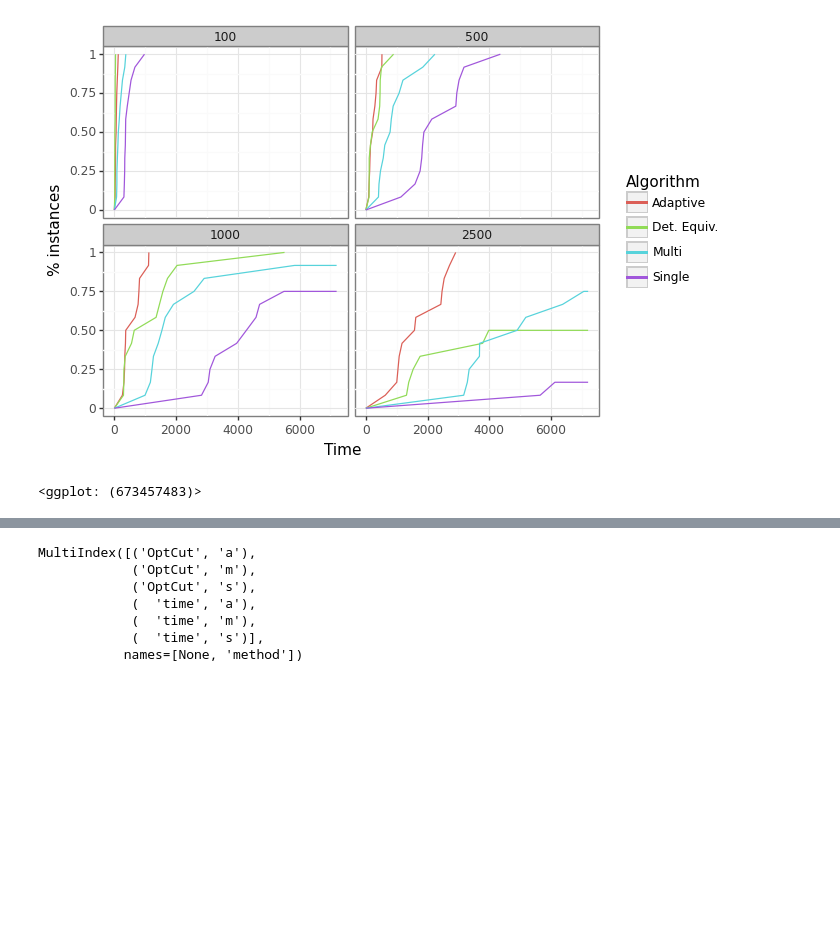
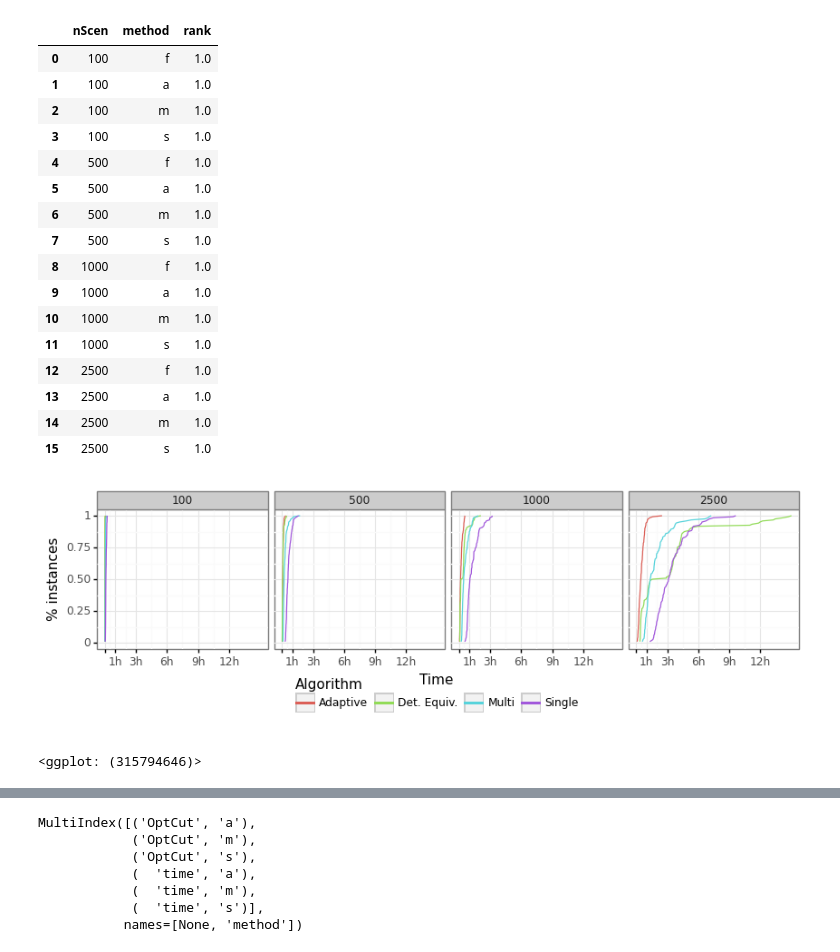
Before and after one commit to borelian/AdaptiveBenders, a Jupyter notebook: Analisis_Output_BendersPy_FLcvar.ipynb, the cells around one changed output, grey strips where cells are left out. Cells and saved outputs as stored; diff of their text form; code cells hidden in the pictures; blank space fills up the shorter version.

```diff
--- a/Analisis_Output_BendersPy_FLcvar.ipynb
+++ b/Analisis_Output_BendersPy_FLcvar.ipynb
@@ -12,4 +13,5 @@ df['family']=det[1]
 df['pNumber']=det[2]
 df['config']=det[3].str.extract(r'(\d)')
 # %%
-df['instance'].unique()
+df['instanceFamily'] = df['instance'].str.slice(start=0, stop=4) + 'x'
+df['method'] = pd.Categorical(df['method'], categories=['f','a','m','s'], ordered=True)
@@ -22,5 +21,5 @@ array(['cap41', 'cap42', 'cap43', 'cap44', 'cap61', 'cap62', 'cap63',
 df['instance'] = pd.Categorical(df['instance'], categories=['cap41','cap42','cap43','cap44','cap61','cap62','cap63','cap64','cap71','cap72','cap73','cap74'])
 #df['nScen']  = pd.Categorical(df['nScen'], categories=['100','500','1000','2500','5000'])
 # %%
-df.loc[df['time'] > 7200,'time']=np.nan
+df.loc[df['time'] > 86400,'time']=np.nan
 # %%
@@ -91,20 +93,48 @@ Index(['file', 'it', 'LB', 'UB', 'Gap', 'FeasCut', 'OptCut', 'PartSize',
       dtype='object')
 # %%
-df['rank']=df.groupby(['nScen','method'])['time'].rank('min')/df['instance'].nunique()
+nSeeds = 10
+nRuns = nSeeds * df['instance'].nunique()
+df['rank']=df.groupby(['nScen','method'])['time'].rank('min')/nRuns
 # %%
 maxRank = df.groupby(['nScen','method'])['rank'].max().reset_index()
 df2 = df.copy()
-for row in maxRank.iterrows():
-    df2.loc[len(df2)] = [None,None,None,None,None,None,None,None,0,row[1]['nScen'],row[1]['method'],None,None,None,None,0]
-    if (row[1]['rank']<1):
-        df2.loc[len(df2)] = [None,None,None,None,None,None,None,None,7200,row[1]['nScen'],row[1]['method'],None,None,None,None,row[1]['rank']]
+#for row in maxRank.iterrows():
+#    df2.loc[len(df2)] = [None,None,None,None,None,None,None,None,0,row[1]['nScen'],row[1]['method'],None,None,None,None,None,0]
+#     if (row[1]['rank']<1):
+#         df2.loc[len(df2)] = [None,None,None,None,None,None,None,None,7200,row[1]['nScen'],row[1]['method'],None,None,None,None,None,row[1]['rank']]
 # %%
 df2['Algorithm'] = df2['method'].replace({'a': 'Adaptive', 'm':'Multi', 's':'Single', 'f':'Det. Equiv.'})
+# %%
+maxRank
+# %% [output]
+|  | nScen | method | rank |
+| 0 | 100 | f | 1.0 |
+| 1 | 100 | a | 1.0 |
+| 2 | 100 | m | 1.0 |
+| 3 | 100 | s | 1.0 |
+| 4 | 500 | f | 1.0 |
+| 5 | 500 | a | 1.0 |
+| 6 | 500 | m | 1.0 |
+| 7 | 500 | s | 1.0 |
+| 8 | 1000 | f | 1.0 |
+| 9 | 1000 | a | 1.0 |
+| 10 | 1000 | m | 1.0 |
+| 11 | 1000 | s | 1.0 |
+| 12 | 2500 | f | 1.0 |
+| 13 | 2500 | a | 1.0 |
+| 14 | 2500 | m | 1.0 |
+| 15 | 2500 | s | 1.0 |
 # %%
-ggplot(df2[df2['nScen']!=5000], aes(x='time', y='rank', color='Algorithm', group='Algorithm')) + geom_line() + facet_wrap('nScen')\
+gg = ggplot(df2[df2['nScen']!=5000], aes(x='time', y='rank', color='Algorithm', group='Algorithm'))\
++ geom_line() + facet_wrap('nScen', scales='fixed', nrow=1)\
 + xlab('Time') + ylab('% instances') + theme_bw() + ylim(0,1)\
++ scale_x_continuous(breaks=[0,3600,10800, 21600, 32400, 43200], \
+                     labels=['', '1h', '3h', '6h', '9h', '12h'])\
++ theme(figure_size=(10,2), legend_position='bottom', legend_title=None)
 #+ scale_x_log10(breaks=[10,60,300, 900, 3600])
+gg.save('FLcvar_profile.pdf')
+gg
 # %% [output]
-[figure, old version]
+[figure, new version]
-<ggplot: (673457483)>
+<ggplot: (315794646)>
 # %%
```
Also changed, not shown: parts of 27 cells of this notebook, 1 other file.
